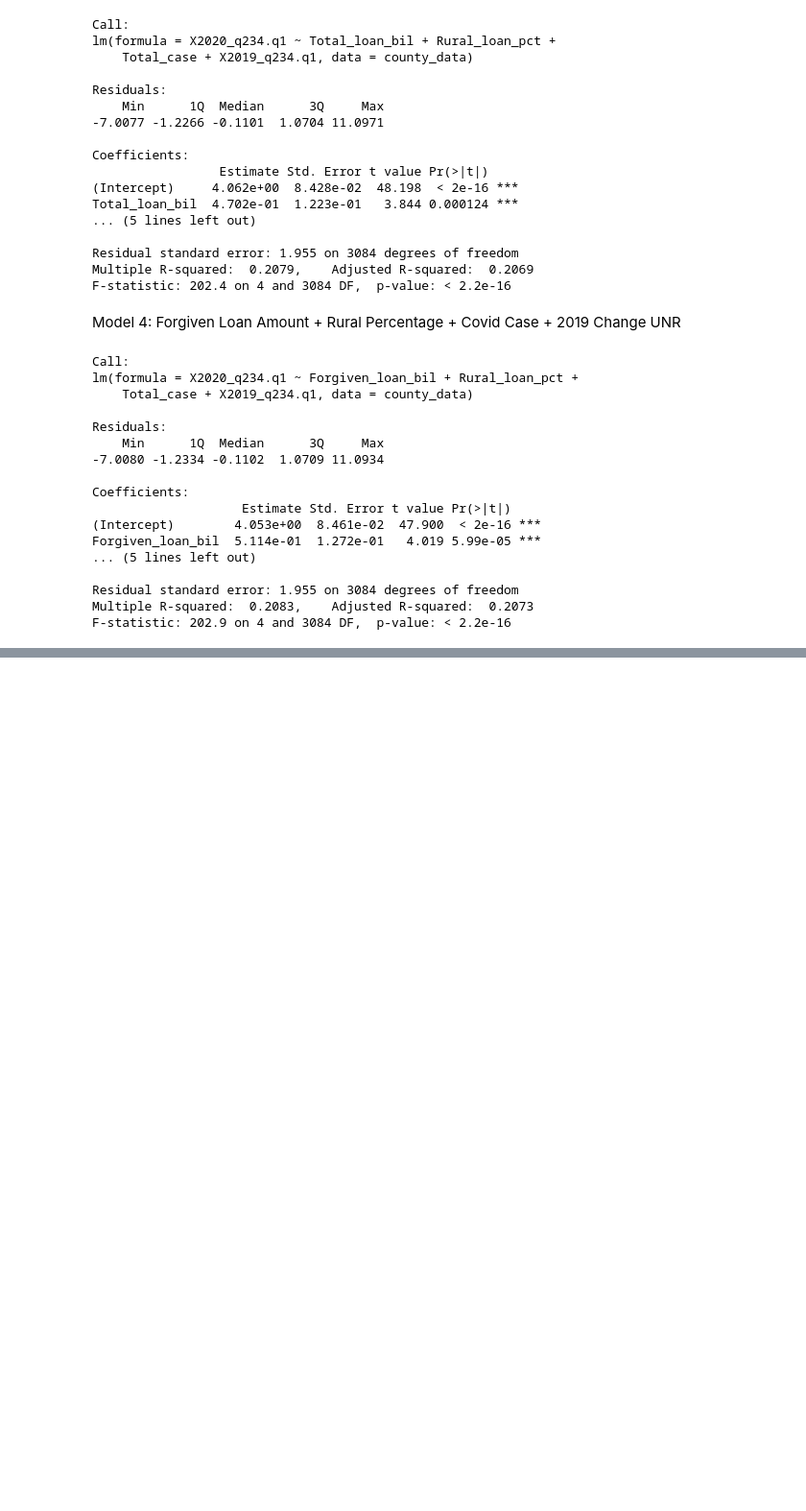
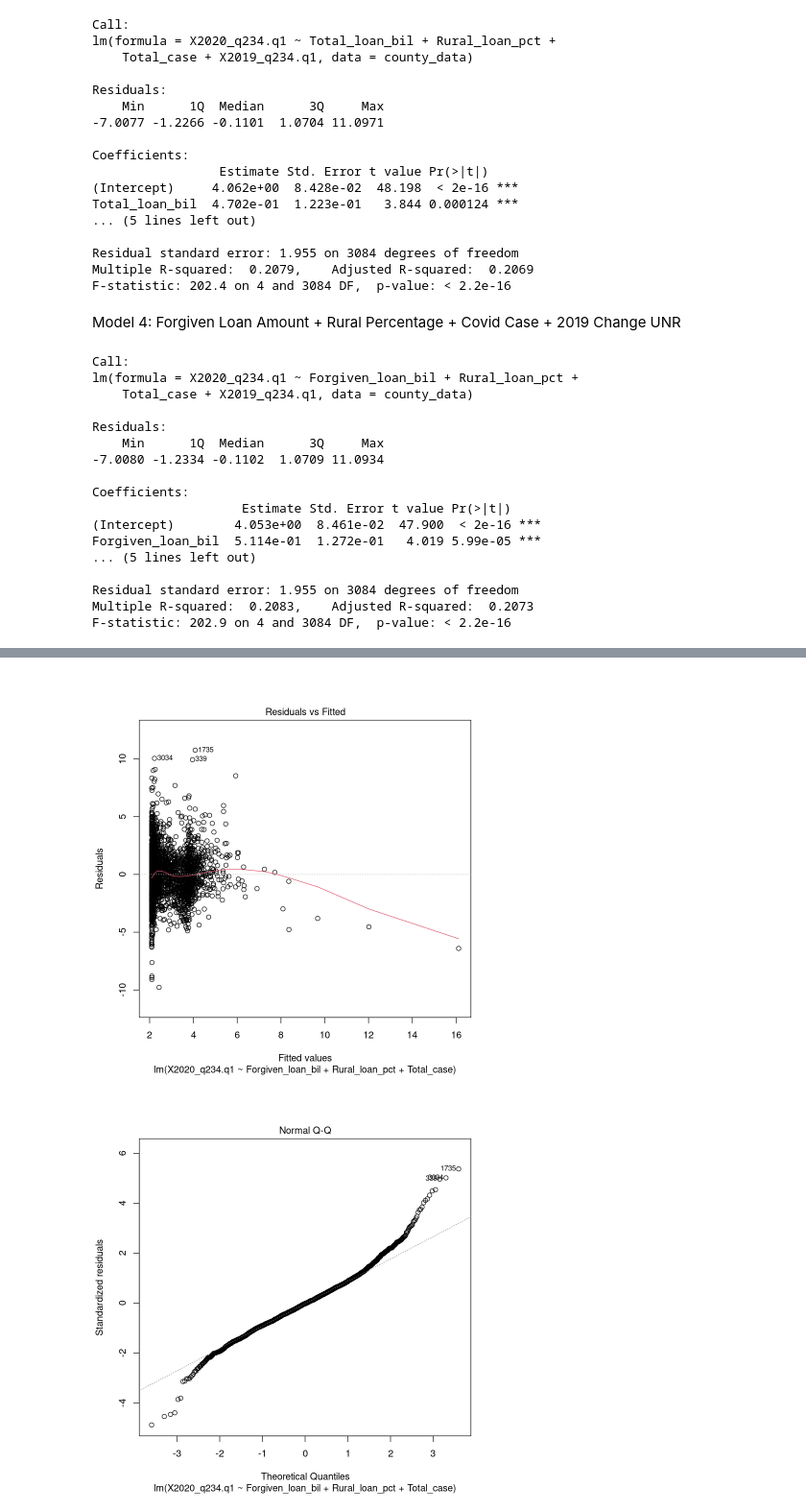
Before and after one commit to ABeeShake/Stats202A-Project, a Jupyter notebook: visualizations.ipynb, the cells around one changed output, grey strips where cells are left out. Shown at 96% size. Saved outputs shown, nothing was run; the diff lists cells and outputs as text; code cells hidden in the pictures; blank space fills up the shorter version.

```diff
--- a/visualizations.ipynb
+++ b/visualizations.ipynb
@@ -514,0 +506,5 @@ F-statistic: 202.9 on 4 and 3084 DF,  p-value: < 2.2e-16
+# %%
+plot(model2, 1:2)
+# %% [output]
+[figure, added]
+[figure, added]
```
Also changed, not shown: parts of 7 cells of this notebook, 6 other files.
